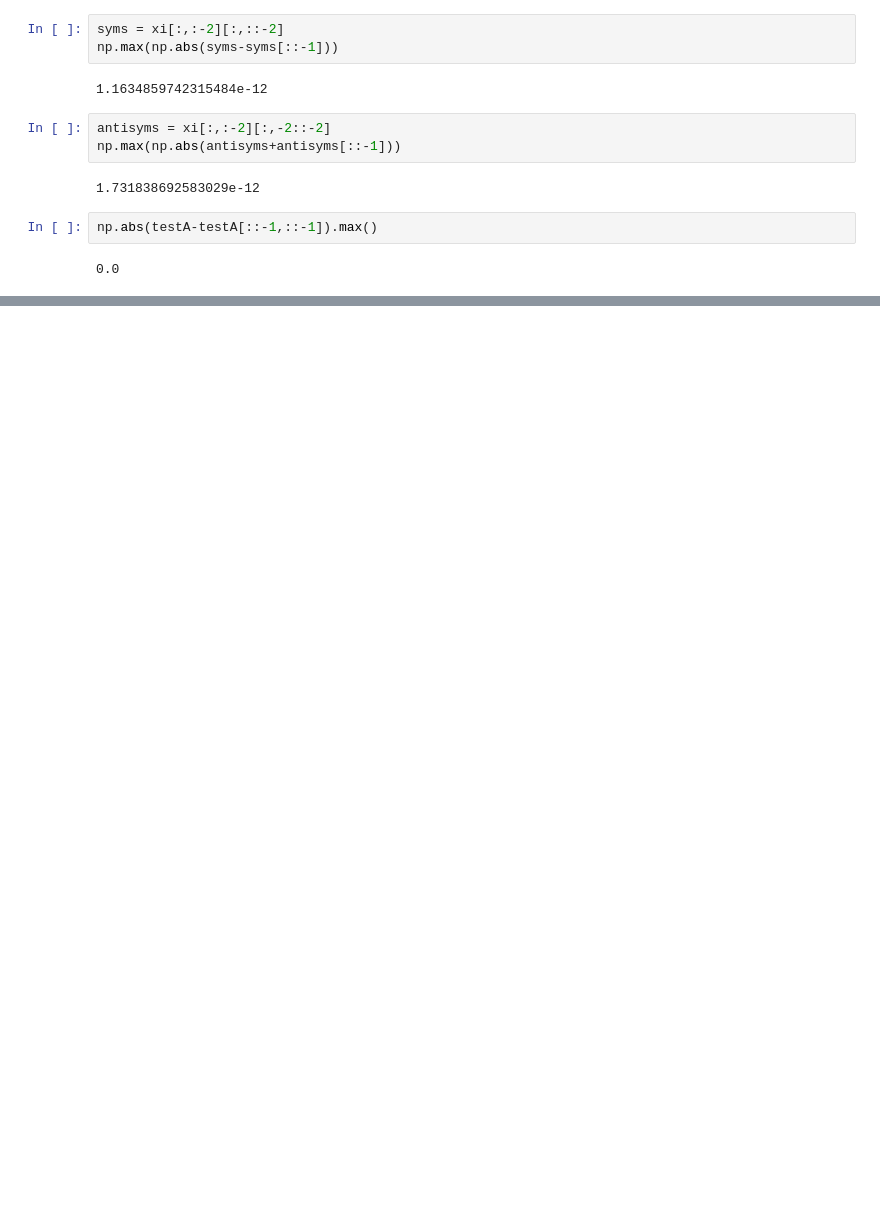
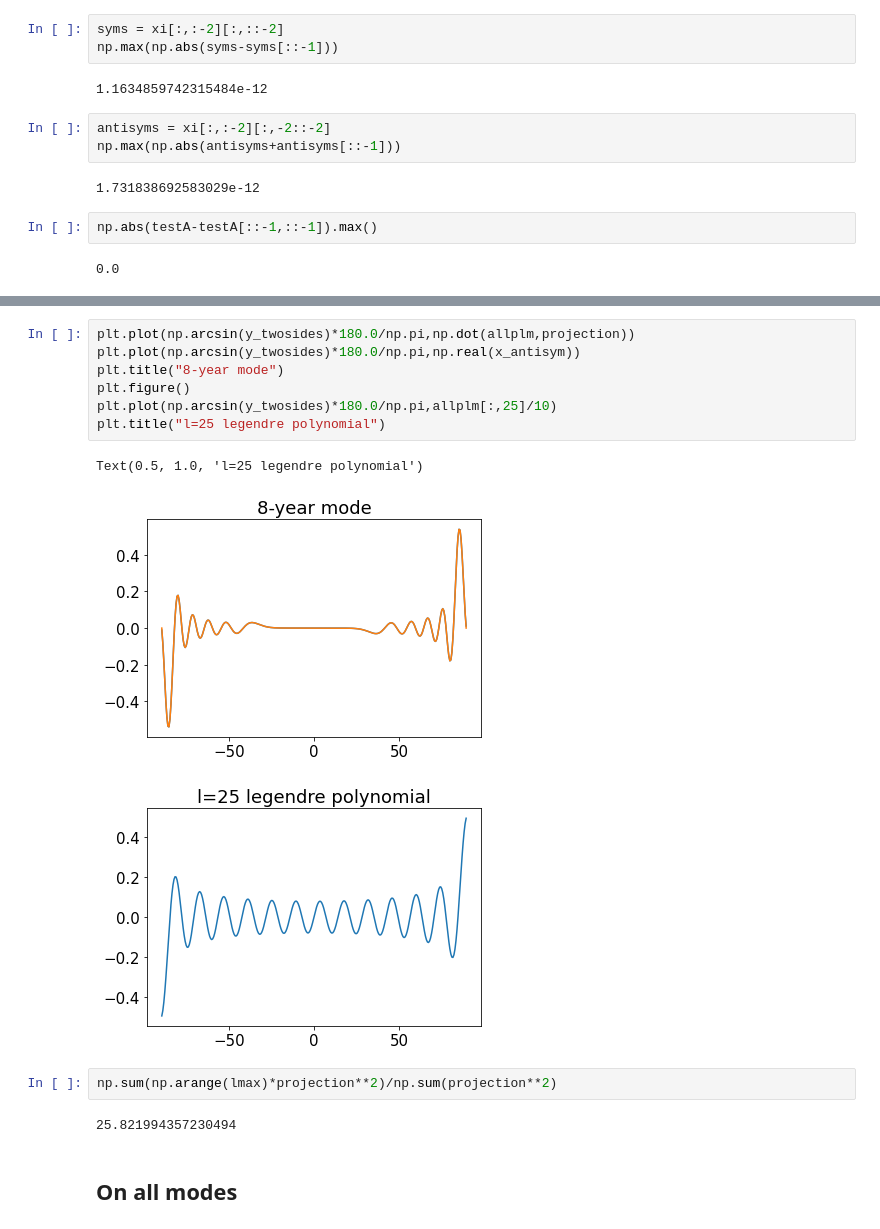
Before and after one commit to qnicolas/macwaves, a Jupyter notebook: EigenModes.ipynb, the cells around one changed output, grey strips where cells are left out. Cells and saved outputs as stored; diff of their text form; blank space fills up the shorter version.

```diff
--- a/EigenModes.ipynb
+++ b/EigenModes.ipynb
@@ -430,0 +556,17 @@ np.abs(testA-testA[::-1,::-1]).max()
+# %%
+plt.plot(np.arcsin(y_twosides)*180.0/np.pi,np.dot(allplm,projection))
+plt.plot(np.arcsin(y_twosides)*180.0/np.pi,np.real(x_antisym))
+plt.title("8-year mode")
+plt.figure()
+plt.plot(np.arcsin(y_twosides)*180.0/np.pi,allplm[:,25]/10)
+plt.title("l=25 legendre polynomial")
+# %% [output]
+Text(0.5, 1.0, 'l=25 legendre polynomial')
+[figure, added]
+[figure, added]
+# %%
+np.sum(np.arange(lmax)*projection**2)/np.sum(projection**2)
+# %% [output]
+25.821994357230494
+# %% [markdown]
+## On all modes
```
Also changed, not shown: parts of 14 cells of this notebook, 8 other files.
